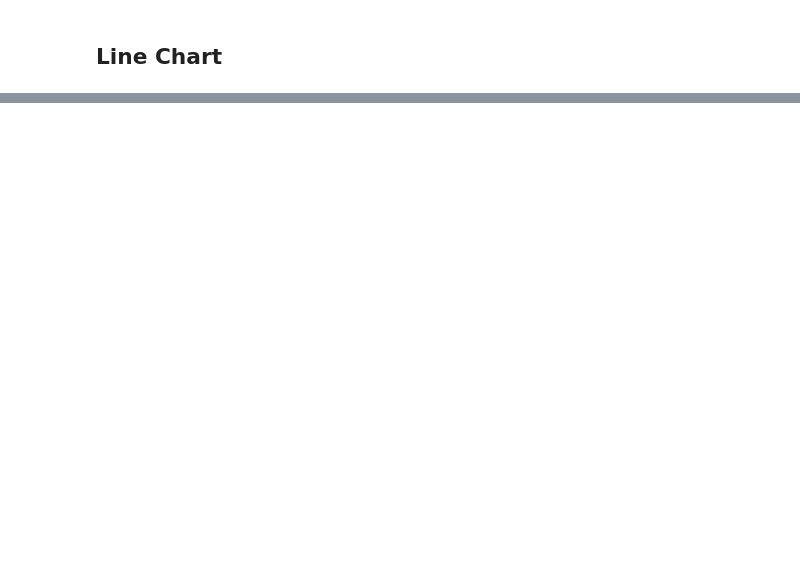
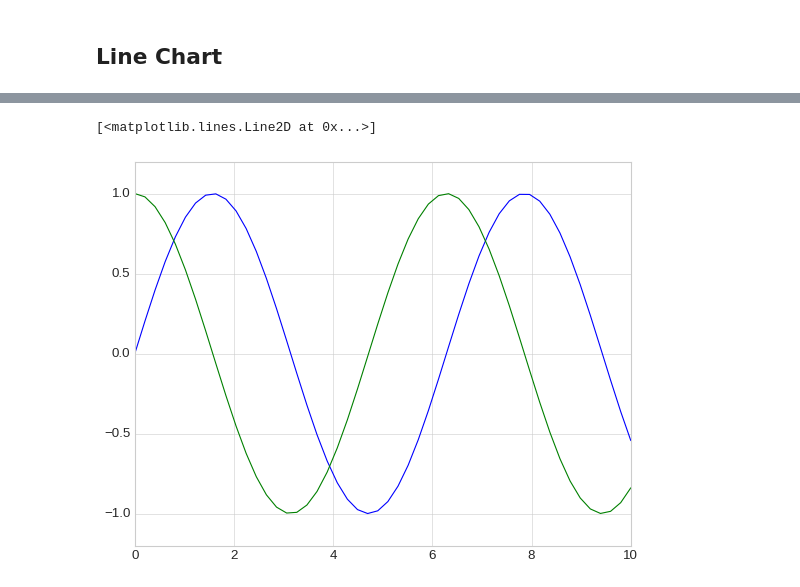
Before and after one commit to sangeetaisaac/Machine-Learning, a Jupyter notebook: matplotlib_exercises.ipynb, the cells around one changed output, grey strips where cells are left out. Drawn from its saved outputs; the diff is of its cells as text; code cells hidden in the pictures; blank space fills up the shorter version.

```diff
--- a/matplotlib_exercises.ipynb
+++ b/matplotlib_exercises.ipynb
@@ -75,0 +100,9 @@ plt.show()
+# %%
+#Plot the sin and cosx functions
+x = np.linspace(0, 10)
+plt.ylim(-1.2, 1.2);
+plt.plot(x, np.sin(x))
+plt.plot(x, np.cos(x))
+# %% [output]
+[<matplotlib.lines.Line2D at 0x...>]
+[figure, added]
```
Also changed, not shown: parts of 13 cells of this notebook.
